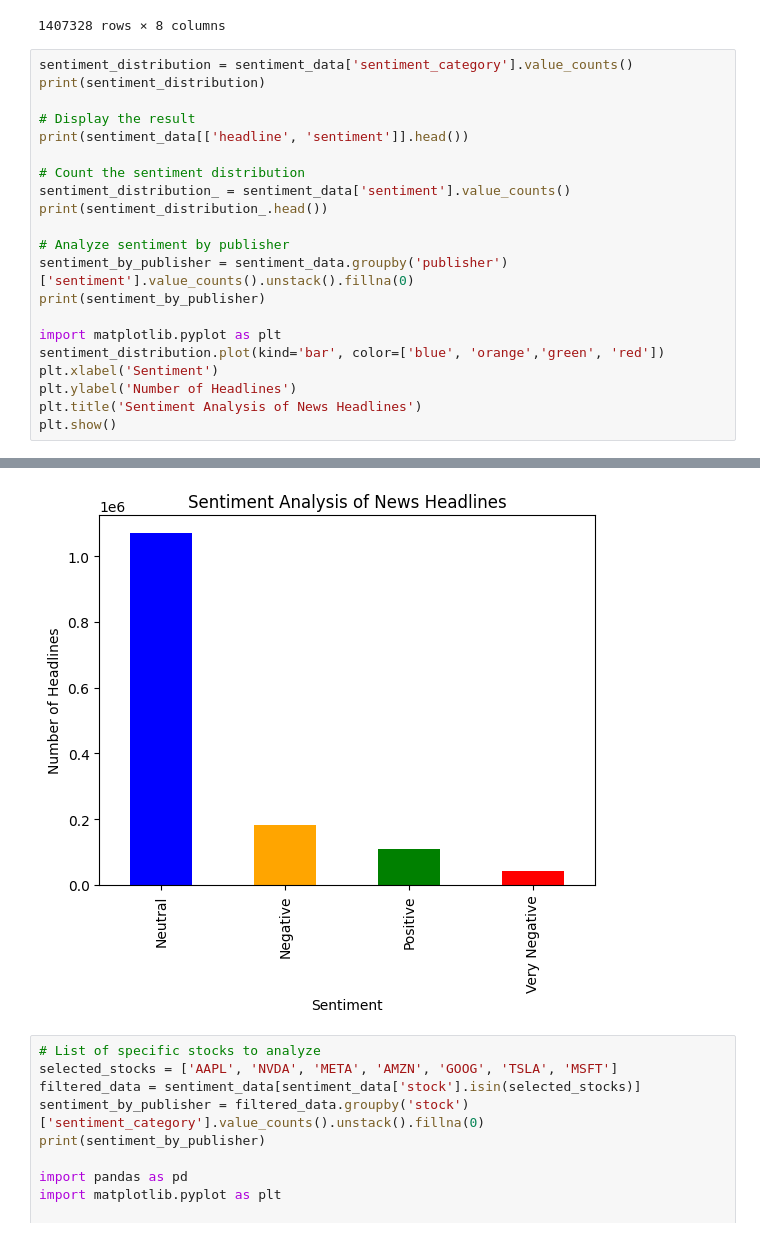
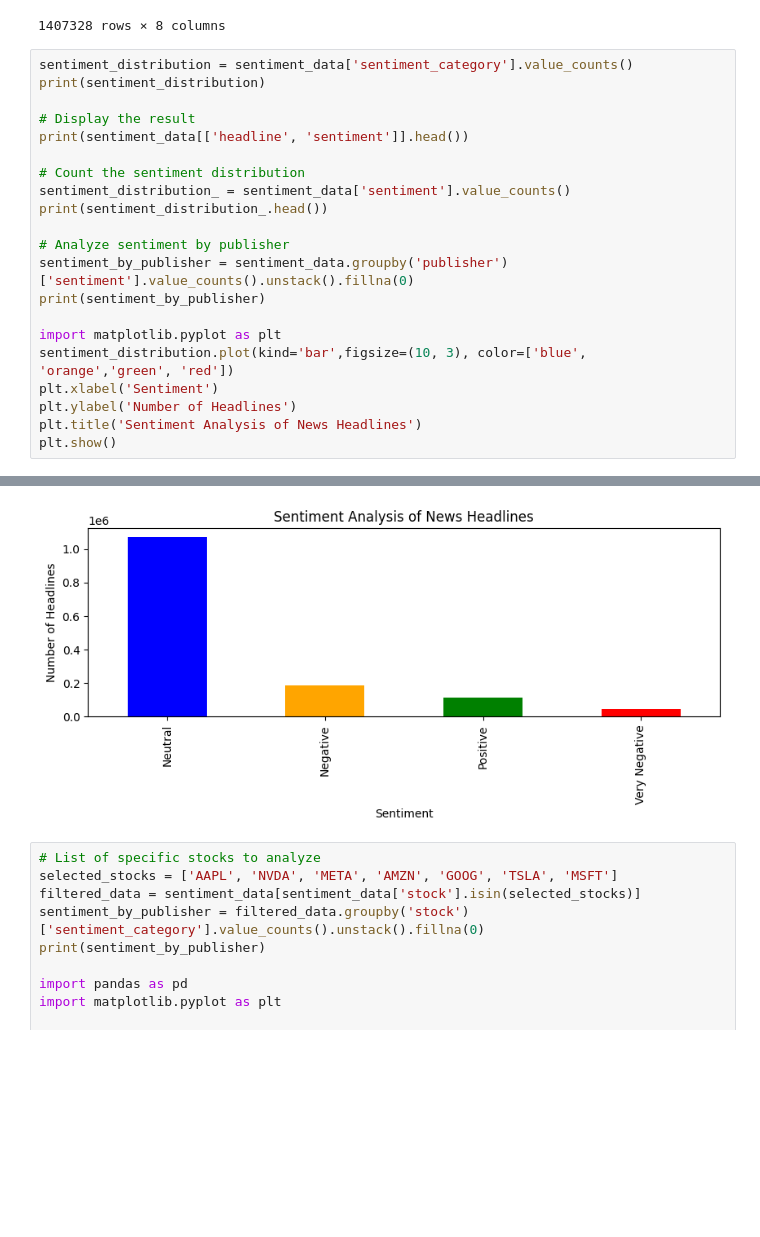
Before and after one commit to Bekyy/financial-news-data-analysis, a Jupyter notebook: notebooks/sentiment_analysis.ipynb, the cells around one changed output, grey strips where cells are left out. Cells and saved outputs as stored; diff of their text form; blank space fills up the shorter version.

```diff
--- a/notebooks/sentiment_analysis.ipynb
+++ b/notebooks/sentiment_analysis.ipynb
@@ -191,35 +191,35 @@ print(sentiment_data[['headline', 'sentiment']].head())
 sentiment_distribution_ = sentiment_data['sentiment'].value_counts()
 print(sentiment_distribution_.head())
 
 # Analyze sentiment by publisher
 sentiment_by_publisher = sentiment_data.groupby('publisher')['sentiment'].value_counts().unstack().fillna(0)
 print(sentiment_by_publisher)
 
 import matplotlib.pyplot as plt
-sentiment_distribution.plot(kind='bar', color=['blue', 'orange','green', 'red'])
+sentiment_distribution.plot(kind='bar',figsize=(10, 3), color=['blue', 'orange','green', 'red'])
 plt.xlabel('Sentiment')
 plt.ylabel('Number of Headlines')
 plt.title('Sentiment Analysis of News Headlines')
 plt.show()
 # %% [output]
 sentiment_category
 Neutral          1070915
 Negative          182864
 Positive          109718
 Very Negative      43831
 Name: count, dtype: int64
                                             headline  sentiment
 0            Stocks That Hit 52-Week Highs On Friday      0.000
 1         Stocks That Hit 52-Week Highs On Wednesday      0.000
 2                      71 Biggest Movers From Friday      0.000
 3       46 Stocks Moving In Friday's Mid-Day Session      0.000
 4  B of A Securities Maintains Neutral on Agilent...      0.296
 ... (60 lines left out)
 wallstreet1928                  0.0      0.0      0.0      0.0      0.0
 webmaster                       0.0      0.0      0.0      0.0      0.0
 
 [1034 rows x 3609 columns]
-[figure, old version]
+[figure, new version]
 # %%
 # List of specific stocks to analyze
 selected_stocks = ['AAPL', 'NVDA', 'META', 'AMZN', 'GOOG', 'TSLA', 'MSFT']
```
Also changed, not shown: parts of 6 cells of this notebook, 6 other files.
